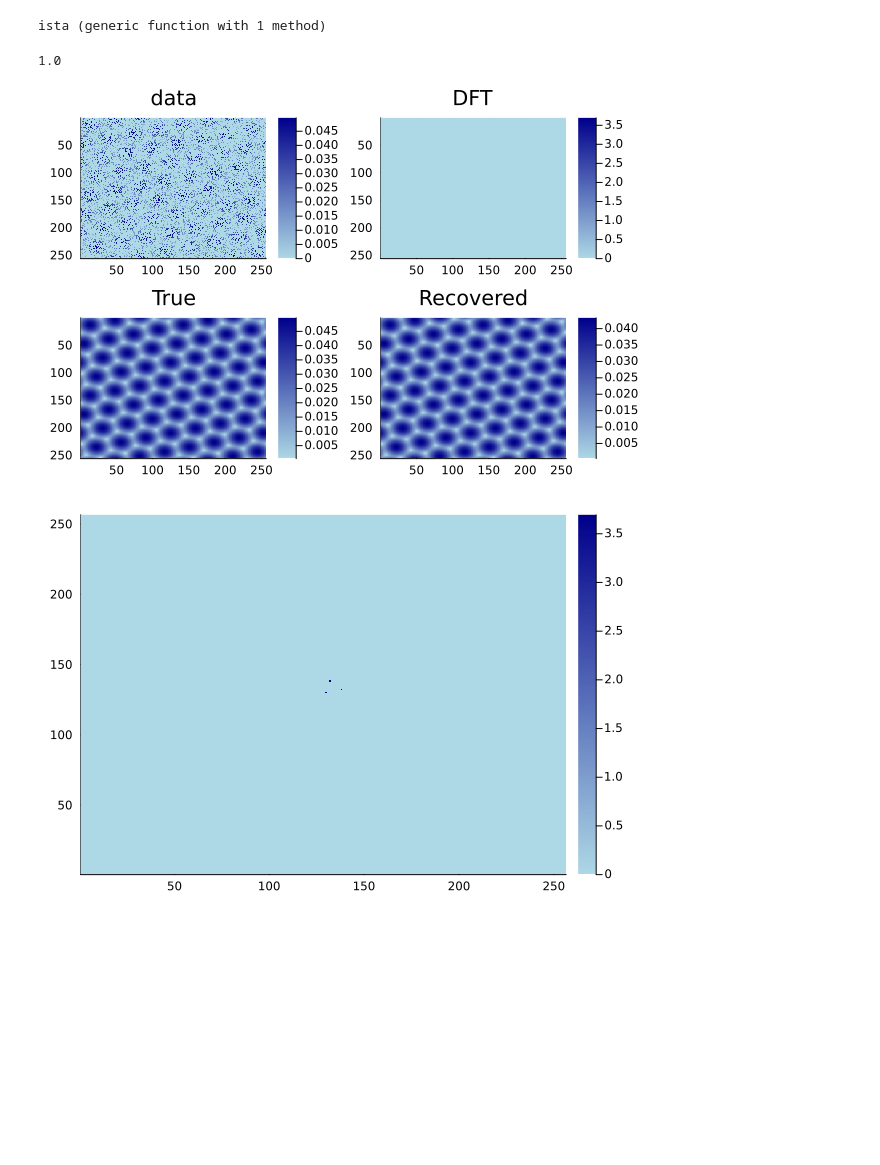
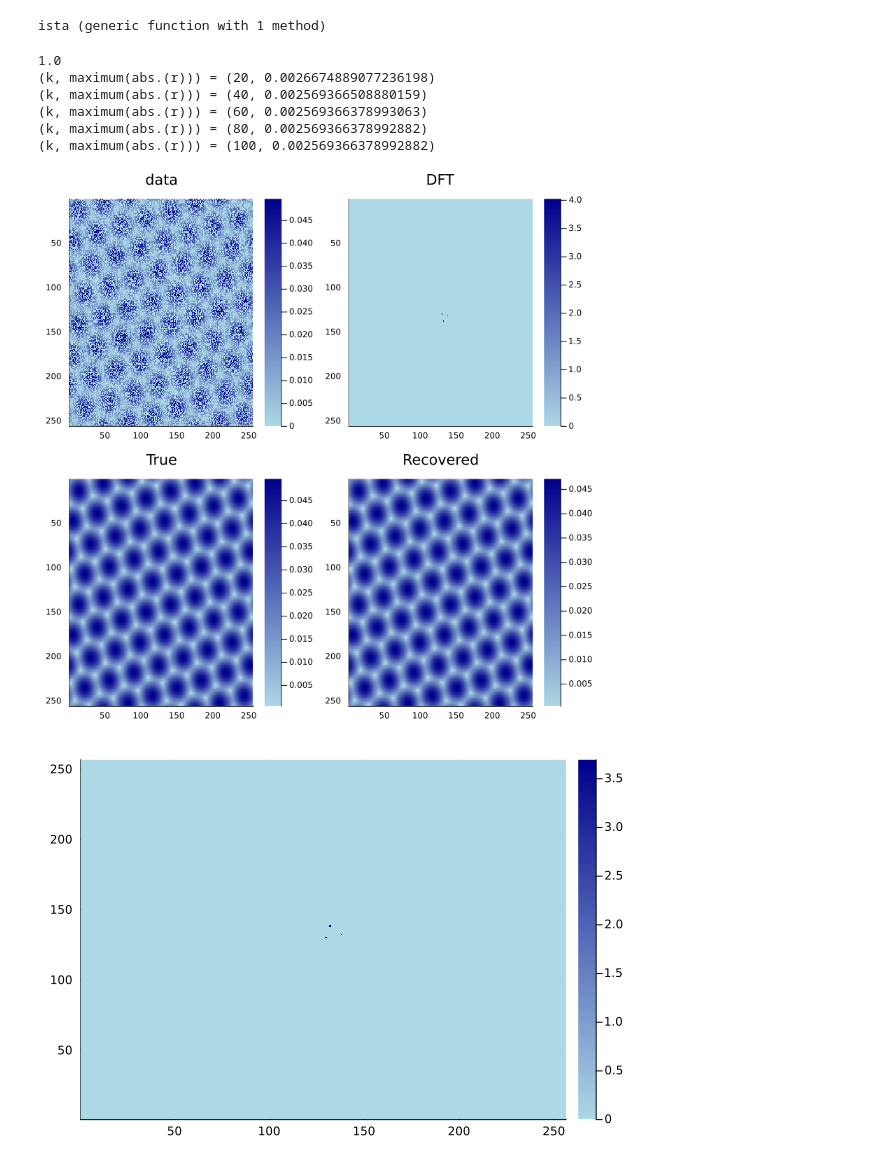
Before and after one commit to msacchi/MiniOps.jl, a Jupyter notebook: 01_demo.ipynb, the cells around one changed output. Drawn from its saved outputs; the diff is of its cells as text; code cells hidden in the pictures; blank space fills up the shorter version.

```diff
--- a/01_demo.ipynb
+++ b/01_demo.ipynb
@@ -140,7 +143,7 @@ function ista(A, y, u0, mu, step_size; niter=100, verbose=false)
         # Prox step (soft-threshold) for L1
         u .= soft_threshold(u, mu * step_size)
 
-        if verbose && (k % 10 == 0)
+        if verbose && (k % 20 == 0)
             @show k, maximum(abs.(r))
         end
     end
@@ -154,7 +157,7 @@ ista (generic function with 1 method)
 
     nx, ny= 256, 256
     full_size = (nx, ny)
-    mask = rand(nx * ny) .> 0.8
+    mask = rand(nx * ny) .> 0.5
     idx  = findall(mask)
 
  R = sampling_op(idx, full_size)
@@ -171,18 +174,23 @@ u0=randn(nx,ny)+im*randn(nx,ny)
 e = opnorm_power(A,u0)
 println(e)
 step_size = 0.98/e^2
-u = ista(A, y, u0, 0.11, step_size; niter=100, verbose=false);
+u = ista(A, y, u0, 0.11, step_size; niter=100, verbose=true);
 # %% [output]
 1.0
+(k, maximum(abs.(r))) = (20, 0.0026674889077236198)
+(k, maximum(abs.(r))) = (40, 0.002569366508880159)
+(k, maximum(abs.(r))) = (60, 0.002569366378993063)
+(k, maximum(abs.(r))) = (80, 0.002569366378992882)
+(k, maximum(abs.(r))) = (100, 0.002569366378992882)
 # %%
 
 p1 = heatmap(abs.(R'*y), cmap=:blues, yflip=true, title="data")
 p2 = heatmap(fftshift((abs.(u))),  cmap=:blues, yflip=true, title="DFT")
 p3 = heatmap(abs.(DATA), cmap=:blues, yflip=true, title="True")
 p4 = heatmap(abs.(F*u),  cmap=:blues, yflip=true, title="Recovered")
-plot(p1, p2, p3, p4, layout = (2,2))
+plot(p1, p2, p3, p4, layout = (2,2),size=(800,800))
 # %% [output]
-[figure, old version]
+[figure, new version]
 # %%
 heatmap(fftshift(abs.(u)),cmap=:blues)
 # %% [output]
```
Also changed, not shown: parts of 4 cells of this notebook, 2 other files.
